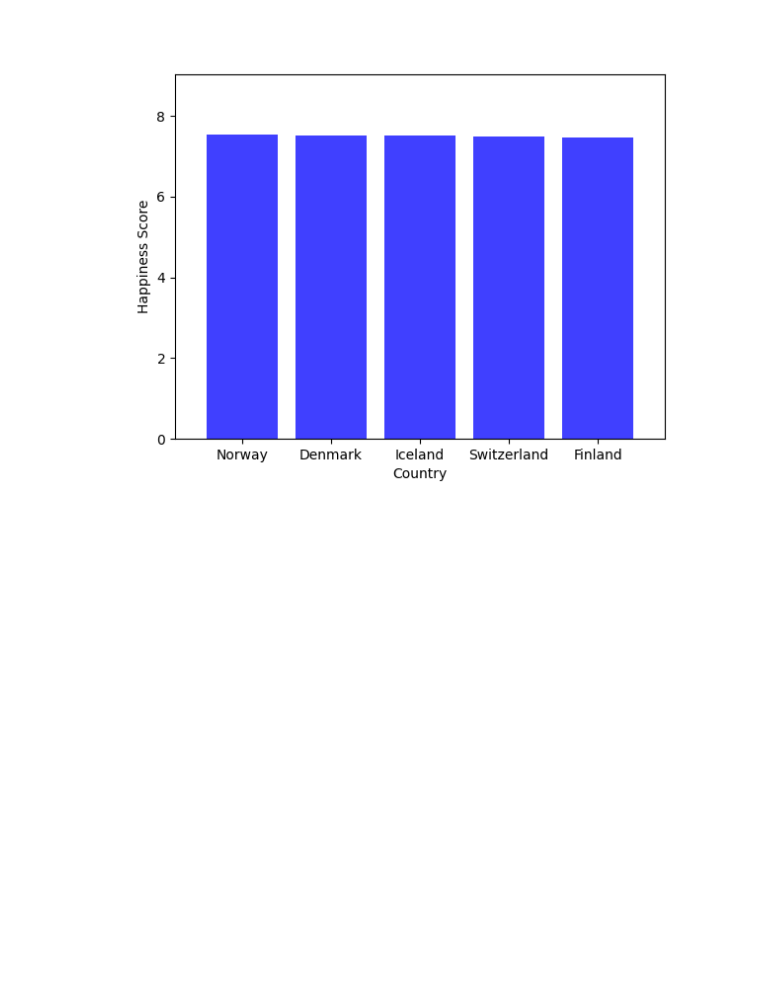
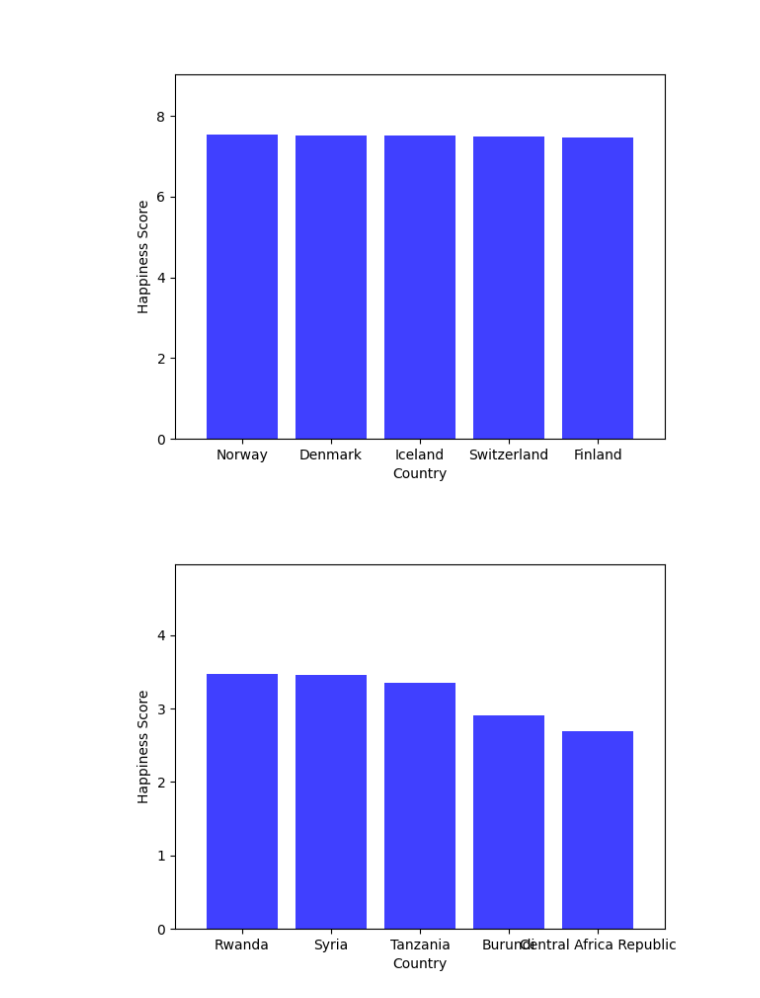
Before and after one commit to cmswart/Project1-Group1, a Jupyter notebook: Cassie.ipynb, the cells around one changed output. Cells and saved outputs as stored; diff of their text form; code cells hidden in the pictures; blank space fills up the shorter version.

```diff
--- a/Cassie.ipynb
+++ b/Cassie.ipynb
@@ -46,3 +44,17 @@ plt.ylabel("Happiness Score")
 plt.show()
 # %% [output]
 [figure]
+# %%
+Country = ["Rwanda, Syria, Tanzania, Burundi, Central Africa Republic"]
+Happiness_Score = [3.471, 3.462, 3.349, 2.905, 2.693]
+x_axis = np.arange(len(Happiness_Score))
+tick_locations = [value for value in x_axis]
+plt.bar(x_axis, Happiness_Score, color="blue", alpha=0.75, align="center")
+plt.xticks(tick_locations, ['Rwanda', 'Syria', 'Tanzania', 'Burundi', 'Central Africa Republic'])
+plt.xlim(-0.75, len(x_axis)-0.25)
+plt.ylim(0,max(Happiness_Score)+1.5)
+plt.xlabel("Country")
+plt.ylabel("Happiness Score")
+plt.show()
+# %% [output]
+[figure, added]
```
Also changed, not shown: parts of 1 cell of this notebook.
